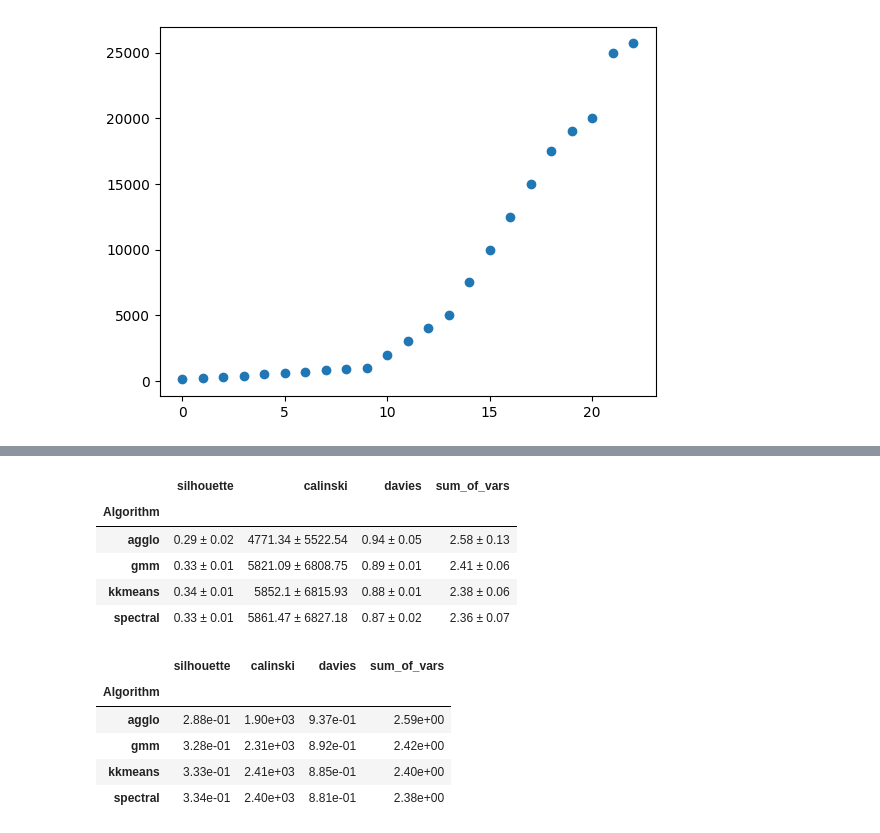
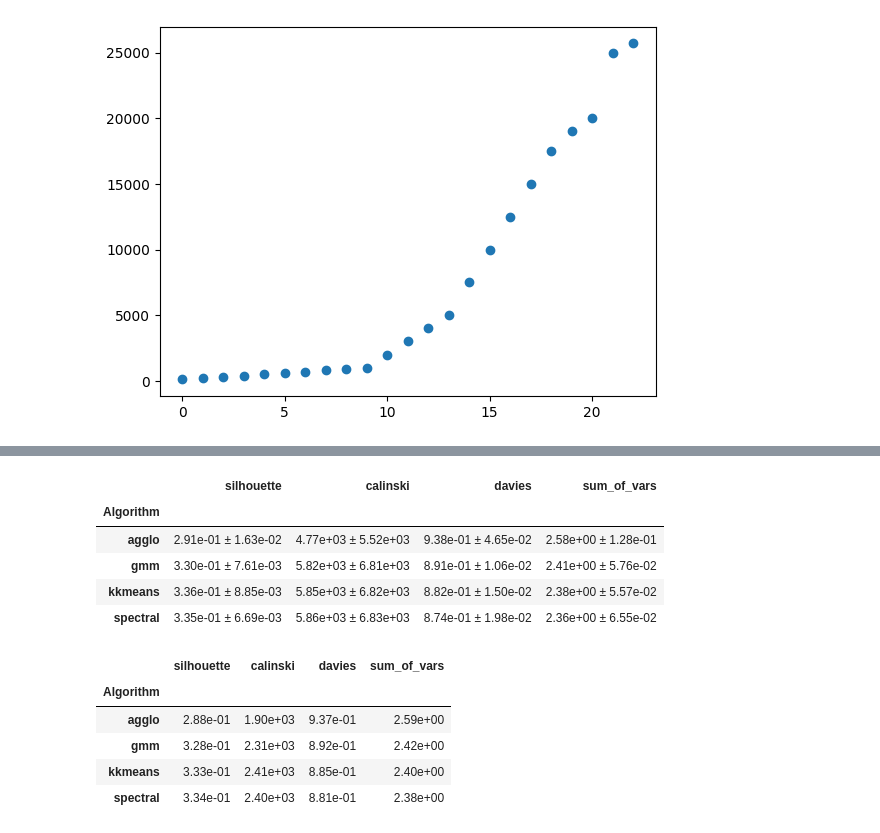
Before and after one commit to MLUX-University-of-Vienna/oster-bachelor-thesis, a Jupyter notebook: examples/kkmeans-evaluation.ipynb, the cells around one changed output, grey strips where cells are left out. Drawn from its saved outputs; the diff is of its cells as text; code cells hidden in the pictures.

```diff
--- a/examples/kkmeans-evaluation.ipynb
+++ b/examples/kkmeans-evaluation.ipynb
@@ -146,17 +169,19 @@ df
 # %%
 means = df.groupby('Algorithm').mean()
 stds = df.groupby('Algorithm').std()
 
-df_combined = means.round(2).astype(str) + " ± " + stds.round(2).astype(str)
+#df_combined = means.round(3).astype(str) + " ± " + stds.round(3).astype(str)
+df_combined = means.applymap(partial("{:.2e}".format)) + " ± " + stds.applymap(partial("{:.2e}".format))
+
 
 df_combined
 # %% [output]
 |  | silhouette | calinski | davies | sum_of_vars |
 | Algorithm |  |  |  |  |
-| agglo | 0.29 ± 0.02 | 4771.34 ± 5522.54 | 0.94 ± 0.05 | 2.58 ± 0.13 |
-| gmm | 0.33 ± 0.01 | 5821.09 ± 6808.75 | 0.89 ± 0.01 | 2.41 ± 0.06 |
-| kkmeans | 0.34 ± 0.01 | 5852.1 ± 6815.93 | 0.88 ± 0.01 | 2.38 ± 0.06 |
-| spectral | 0.33 ± 0.01 | 5861.47 ± 6827.18 | 0.87 ± 0.02 | 2.36 ± 0.07 |
+| agglo | 2.91e-01 ± 1.63e-02 | 4.77e+03 ± 5.52e+03 | 9.38e-01 ± 4.65e-02 | 2.58e+00 ± 1.28e-01 |
+| gmm | 3.30e-01 ± 7.61e-03 | 5.82e+03 ± 6.81e+03 | 8.91e-01 ± 1.06e-02 | 2.41e+00 ± 5.76e-02 |
+| kkmeans | 3.36e-01 ± 8.85e-03 | 5.85e+03 ± 6.82e+03 | 8.82e-01 ± 1.50e-02 | 2.38e+00 ± 5.57e-02 |
+| spectral | 3.35e-01 ± 6.69e-03 | 5.86e+03 ± 6.83e+03 | 8.74e-01 ± 1.98e-02 | 2.36e+00 ± 6.55e-02 |
 # %%
 medians = df.groupby('Algorithm').median()
 medians.applymap(partial("{:.2e}".format))
```
Also changed, not shown: parts of 11 cells of this notebook.
